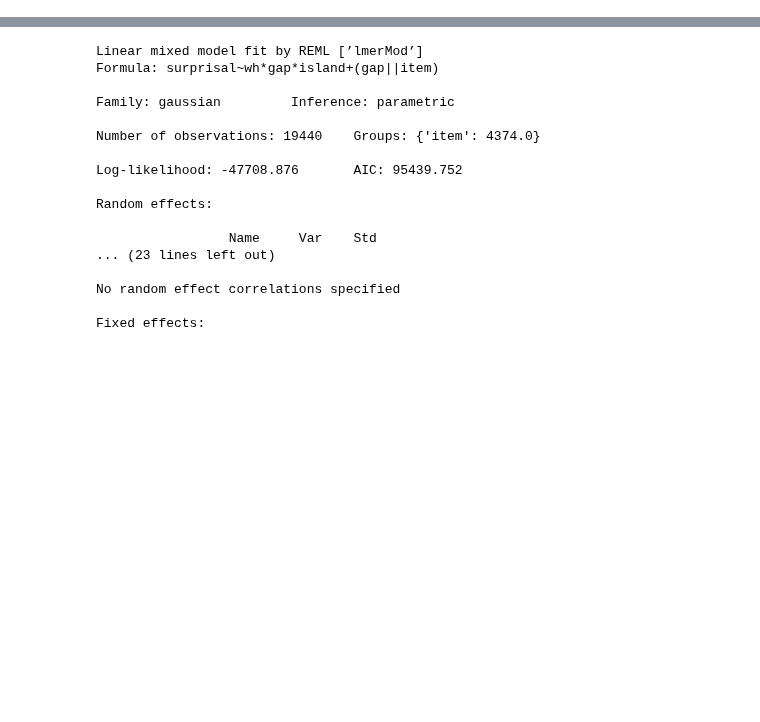
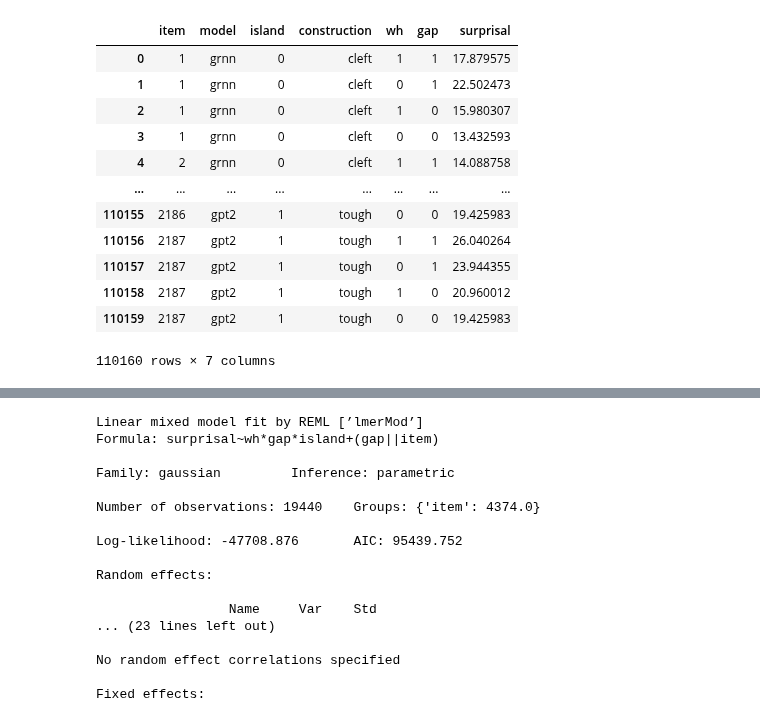
Before and after one commit to umd-psycholing/lm-syntactic-generalization, a Jupyter notebook: simple_cfg_analysis.ipynb, the cells around one changed output, grey strips where cells are left out. Drawn from its saved outputs; the diff is of its cells as text; code cells hidden in the pictures; blank space fills up the shorter version.

```diff
--- a/simple_cfg_analysis.ipynb
+++ b/simple_cfg_analysis.ipynb
@@ -29,6 +29,22 @@ for model in models:
 # wilcox et al analyses are in other notebook
 all_island_surprisals = pd.DataFrame(all_island_surprisals)
 effects = pd.DataFrame(all_island_effects)
+# %%
+all_island_surprisals
+# %% [output]
+|  | item | model | island | construction | wh | gap | surprisal |
+| 0 | 1 | grnn | 0 | cleft | 1 | 1 | 17.879575 |
+| 1 | 1 | grnn | 0 | cleft | 0 | 1 | 22.502473 |
+| 2 | 1 | grnn | 0 | cleft | 1 | 0 | 15.980307 |
+| 3 | 1 | grnn | 0 | cleft | 0 | 0 | 13.432593 |
+| 4 | 2 | grnn | 0 | cleft | 1 | 1 | 14.088758 |
+| ... | ... | ... | ... | ... | ... | ... | ... |
+| 110155 | 2186 | gpt2 | 1 | tough | 0 | 0 | 19.425983 |
+| 110156 | 2187 | gpt2 | 1 | tough | 1 | 1 | 26.040264 |
+| 110157 | 2187 | gpt2 | 1 | tough | 0 | 1 | 23.944355 |
+| 110158 | 2187 | gpt2 | 1 | tough | 1 | 0 | 20.960012 |
+| 110159 | 2187 | gpt2 | 1 | tough | 0 | 0 | 19.425983 |
+110160 rows × 7 columns
 # %%
 grnn_cnp_control = corpus_from_json("grammar_outputs/wilcox_replication/island_cnp_obj_grnn.json", is_tuples = True)
 grnn_cnp_island = corpus_from_json("grammar_outputs/wilcox_replication/island_cnp_that_grnn.json", is_tuples = True)
```
Also changed, not shown: parts of 7 cells of this notebook.
